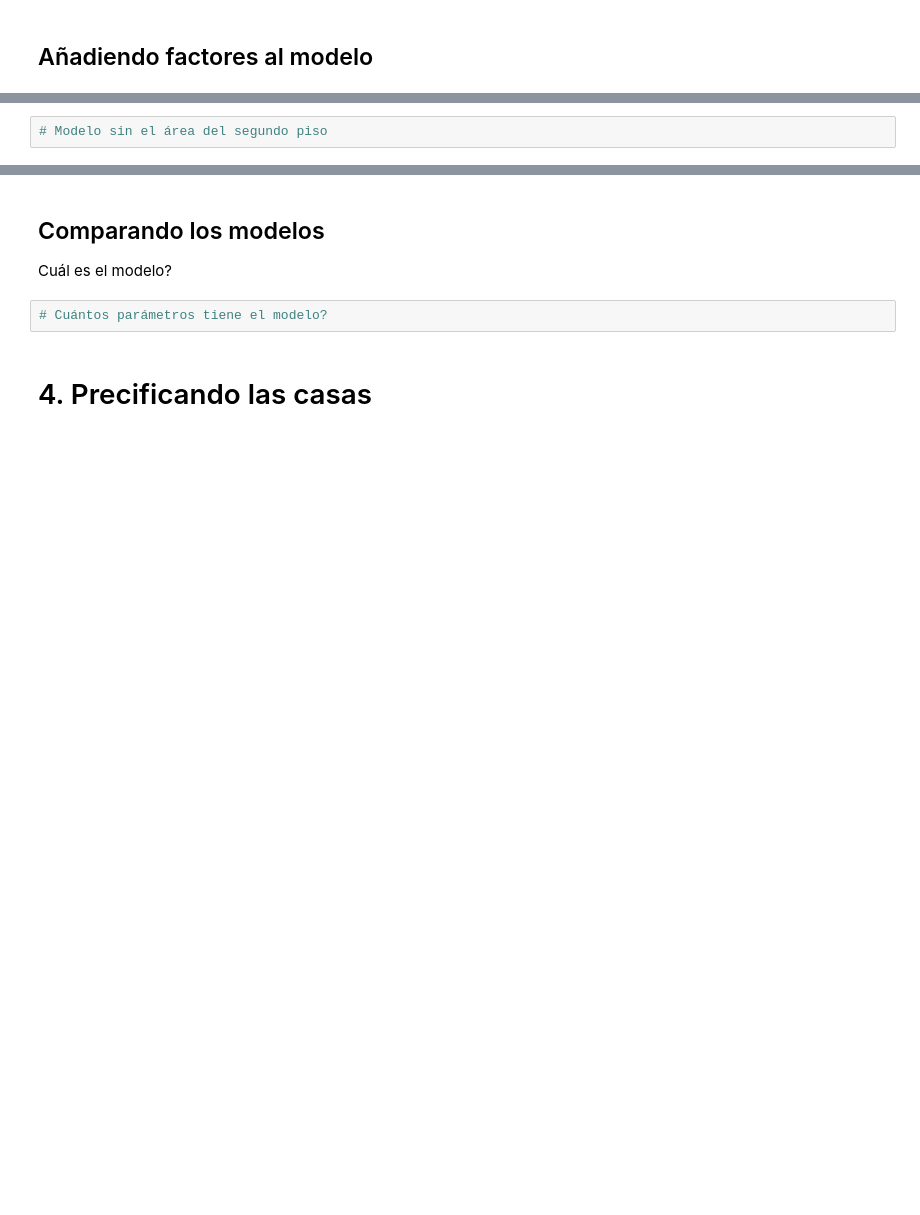
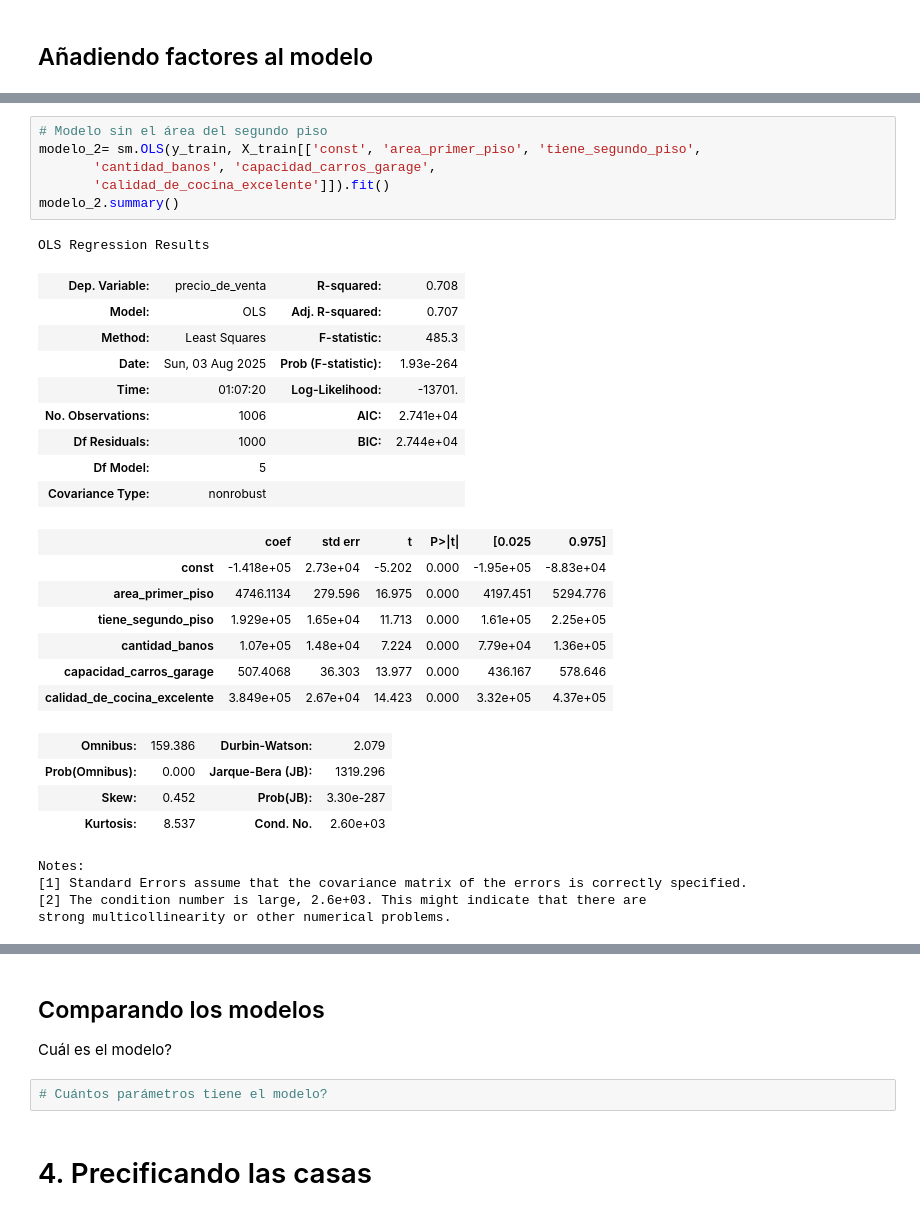
Before and after one commit to cmrondon2000/probando_relaciones_con_regresion_lineal, a Jupyter notebook: precios_de_inmuebles_regresion_lineal.ipynb, the cells around one changed output, grey strips where cells are left out. Saved outputs shown, nothing was run; the diff lists cells and outputs as text; blank space fills up the shorter version.

```diff
--- a/precios_de_inmuebles_regresion_lineal.ipynb
+++ b/precios_de_inmuebles_regresion_lineal.ipynb
@@ -317,5 +378,35 @@ Esto indica que aún existe una cantidad significativa de variación que no est
 # %%
 # Modelo sin el área del segundo piso
+modelo_2= sm.OLS(y_train, X_train[['const', 'area_primer_piso', 'tiene_segundo_piso',
+       'cantidad_banos', 'capacidad_carros_garage',
+       'calidad_de_cocina_excelente']]).fit()
+modelo_2.summary()
+# %% [output]
+OLS Regression Results
+| Dep. Variable: | precio_de_venta | R-squared: | 0.708 |
+| Model: | OLS | Adj. R-squared: | 0.707 |
+| Method: | Least Squares | F-statistic: | 485.3 |
+| Date: | Sun, 03 Aug 2025 | Prob (F-statistic): | 1.93e-264 |
+| Time: | 01:07:20 | Log-Likelihood: | -13701. |
+| No. Observations: | 1006 | AIC: | 2.741e+04 |
+| Df Residuals: | 1000 | BIC: | 2.744e+04 |
+| Df Model: | 5 |  |  |
+| Covariance Type: | nonrobust |  |  |
+|  | coef | std err | t | P>|t| | [0.025 | 0.975] |
+| const | -1.418e+05 | 2.73e+04 | -5.202 | 0.000 | -1.95e+05 | -8.83e+04 |
+| area_primer_piso | 4746.1134 | 279.596 | 16.975 | 0.000 | 4197.451 | 5294.776 |
+| tiene_segundo_piso | 1.929e+05 | 1.65e+04 | 11.713 | 0.000 | 1.61e+05 | 2.25e+05 |
+| cantidad_banos | 1.07e+05 | 1.48e+04 | 7.224 | 0.000 | 7.79e+04 | 1.36e+05 |
+| capacidad_carros_garage | 507.4068 | 36.303 | 13.977 | 0.000 | 436.167 | 578.646 |
+| calidad_de_cocina_excelente | 3.849e+05 | 2.67e+04 | 14.423 | 0.000 | 3.32e+05 | 4.37e+05 |
+| Omnibus: | 159.386 | Durbin-Watson: | 2.079 |
+| Prob(Omnibus): | 0.000 | Jarque-Bera (JB): | 1319.296 |
+| Skew: | 0.452 | Prob(JB): | 3.30e-287 |
+| Kurtosis: | 8.537 | Cond. No. | 2.60e+03 |
+Notes:
+[1] Standard Errors assume that the covariance matrix of the errors is correctly specified.
+[2] The condition number is large, 2.6e+03. This might indicate that there are
+strong multicollinearity or other numerical problems.
 # %%
 # Modelo sin la información del garage
 # Modelo sin el área del segundo piso
```
Also changed, not shown: parts of 11 cells of this notebook.
